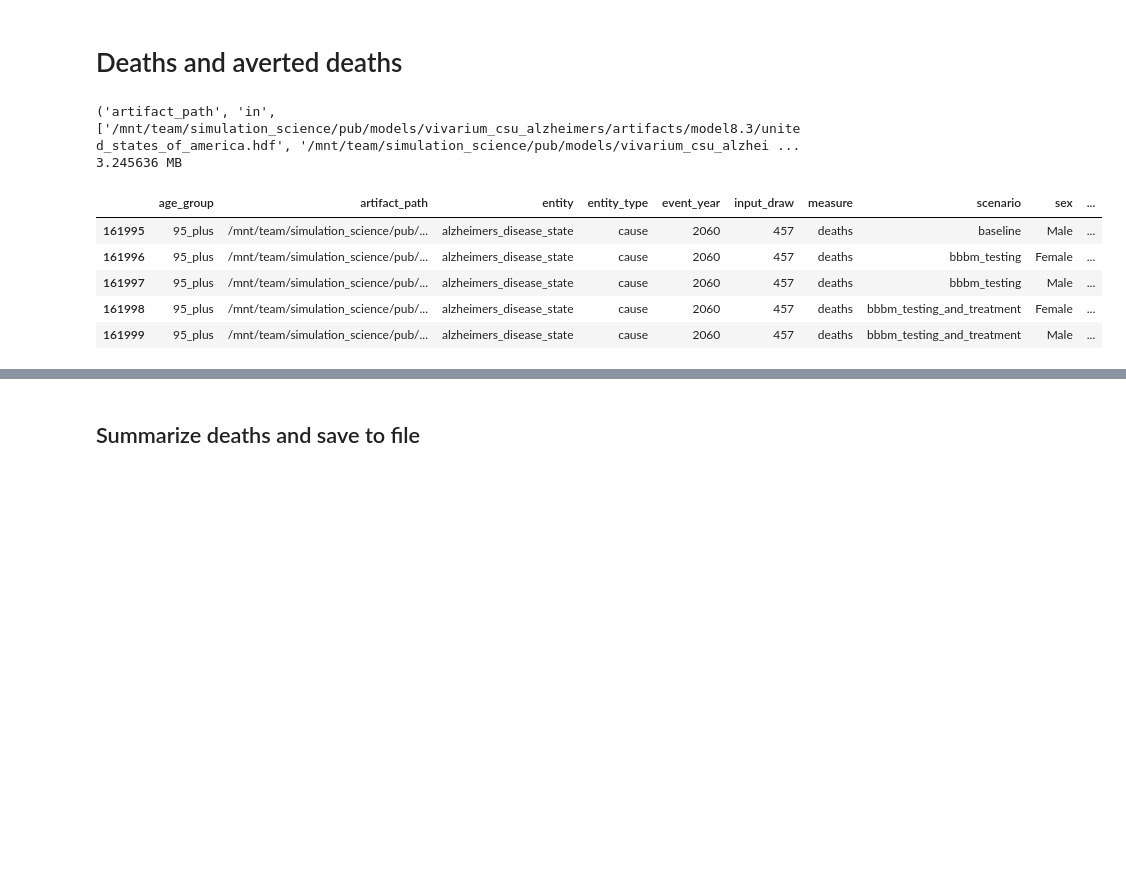
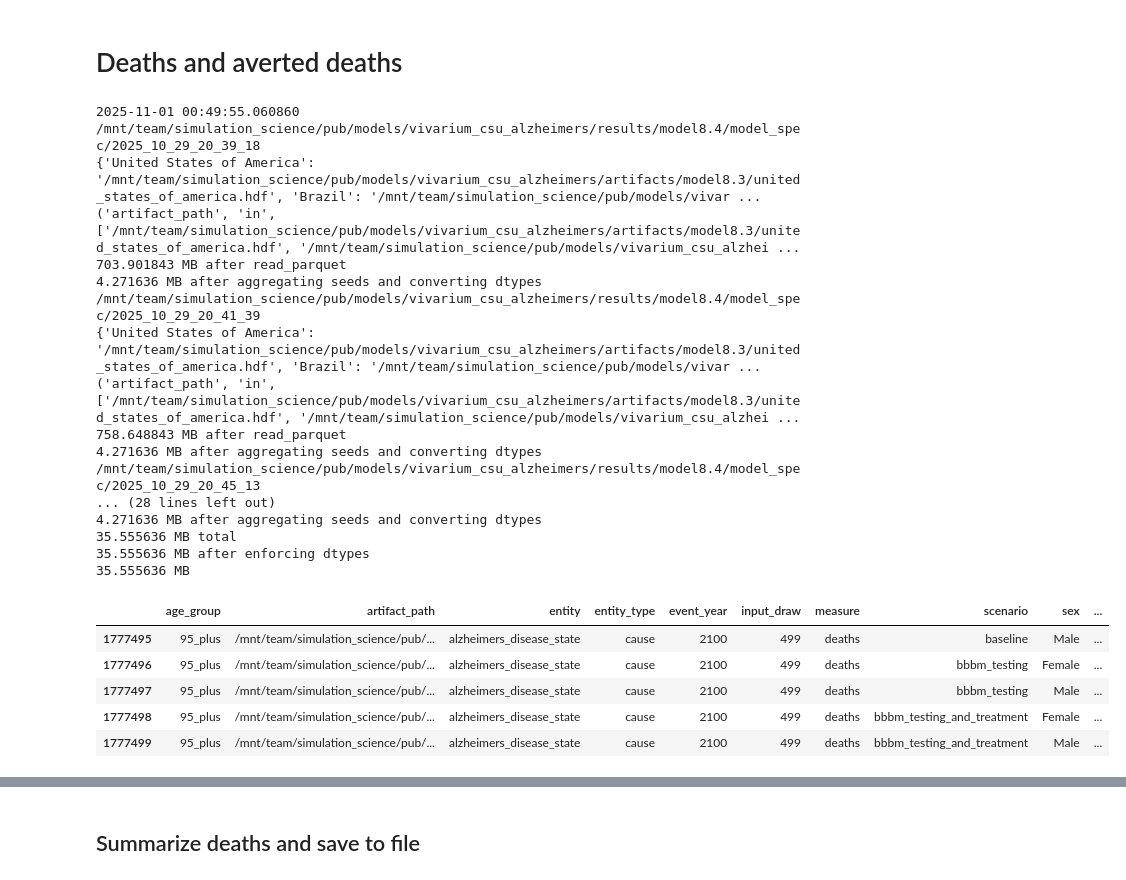
Before and after one commit to ihmeuw/vivarium_research_alzheimers, a Jupyter notebook: results_tables/2025_10_30_results_tables_ndbs.ipynb, the cells around one changed output, grey strips where cells are left out. Drawn from its saved outputs; the diff is of its cells as text; code cells hidden in the pictures; blank space fills up the shorter version.

Commit message:
compute deaths and DALYs with final data

```diff
--- a/results_tables/2025_10_30_results_tables_ndbs.ipynb
+++ b/results_tables/2025_10_30_results_tables_ndbs.ipynb
@@ -38,3 +64,15 @@ ndbs
+# %%
+# Each batch run contains all locations, 100 random seeds, and 3 or 4 draws
+batch_run_dirs = [
+    '/mnt/team/simulation_science/pub/models/vivarium_csu_alzheimers/results/model8.4/model_spec/2025_10_29_20_39_18',
+    '/mnt/team/simulation_science/pub/models/vivarium_csu_alzheimers/results/model8.4/model_spec/2025_10_29_20_41_39',
+    '/mnt/team/simulation_science/pub/models/vivarium_csu_alzheimers/results/model8.4/model_spec/2025_10_29_20_45_13', # 4 draws
+    '/mnt/team/simulation_science/pub/models/vivarium_csu_alzheimers/results/model8.4/model_spec/2025_10_30_14_03_51',
+    '/mnt/team/simulation_science/pub/models/vivarium_csu_alzheimers/results/model8.4/model_spec/2025_10_30_16_32_03',
+    '/mnt/team/simulation_science/pub/models/vivarium_csu_alzheimers/results/model8.4/model_spec/2025_10_30_17_25_38',
+    '/mnt/team/simulation_science/pub/models/vivarium_csu_alzheimers/results/model8.4/model_spec/2025_10_31_01_03_40',
+    '/mnt/team/simulation_science/pub/models/vivarium_csu_alzheimers/results/model8.4/model_spec/2025_10_31_01_09_31',
+]
 # %%
 # Project directory
 %cd /mnt/team/simulation_science/pub/models/vivarium_csu_alzheimers/
@@ -454,0 +484,6 @@ def current_time():
+# %%
+# Test grouping locations into n groups
+# This seems to work for any n and splits as evenly as possible
+n = 4
+for i in range(n):
+    print(locations[i::n])
@@ -780,21 +871,46 @@ def summarize_and_beautify(
 # %% [markdown]
 # Deaths and averted deaths
 # %%
+current_time()
 # deaths.entity.unique(): ['alzheimers_disease_state', 'other_causes']
 # Filter out other causes when loading since we don't need it
 deaths_filter = [('entity', '=', 'alzheimers_disease_state')]
-deaths = load_sim_output('deaths', filters=deaths_filter)
+# deaths = load_sim_output('deaths', filters=deaths_filter)
+
+# Stats for reading deaths.parquet:
+# 51 seconds to load with 1 location group, 36 MB after concatenation,
+# max 939 MB before aggregating seeds
+# 60 seconds to load with 3 location groups, 154 MB after concatenation,
+# max 306 MB before aggregating seeds
+deaths = load_measure_from_batch_runs(
+    'deaths', batch_run_dirs, locations, n_location_groups=1, filters=deaths_filter
+)
 print_memory_usage(deaths)
 deaths.tail()
 # %% [output]
+2025-11-01 00:49:55.060860
+/mnt/team/simulation_science/pub/models/vivarium_csu_alzheimers/results/model8.4/model_spec/2025_10_29_20_39_18
+{'United States of America': '/mnt/team/simulation_science/pub/models/vivarium_csu_alzheimers/artifacts/model8.3/united_states_of_america.hdf', 'Brazil': '/mnt/team/simulation_science/pub/models/vivar ...
 ('artifact_path', 'in', ['/mnt/team/simulation_science/pub/models/vivarium_csu_alzheimers/artifacts/model8.3/united_states_of_america.hdf', '/mnt/team/simulation_science/pub/models/vivarium_csu_alzhei ...
-3.245636 MB
+703.901843 MB after read_parquet
+4.271636 MB after aggregating seeds and converting dtypes
+/mnt/team/simulation_science/pub/models/vivarium_csu_alzheimers/results/model8.4/model_spec/2025_10_29_20_41_39
+{'United States of America': '/mnt/team/simulation_science/pub/models/vivarium_csu_alzheimers/artifacts/model8.3/united_states_of_america.hdf', 'Brazil': '/mnt/team/simulation_science/pub/models/vivar ...
+('artifact_path', 'in', ['/mnt/team/simulation_science/pub/models/vivarium_csu_alzheimers/artifacts/model8.3/united_states_of_america.hdf', '/mnt/team/simulation_science/pub/models/vivarium_csu_alzhei ...
+758.648843 MB after read_parquet
+4.271636 MB after aggregating seeds and converting dtypes
+/mnt/team/simulation_science/pub/models/vivarium_csu_alzheimers/results/model8.4/model_spec/2025_10_29_20_45_13
+... (28 lines left out)
+4.271636 MB after aggregating seeds and converting dtypes
+35.555636 MB total
+35.555636 MB after enforcing dtypes
+35.555636 MB
 |  | age_group | artifact_path | entity | entity_type | event_year | input_draw | measure | scenario | sex | ... |
-| 161995 | 95_plus | /mnt/team/simulation_science/pub/... | alzheimers_disease_state | cause | 2060 | 457 | deaths | baseline | Male | ... |
-| 161996 | 95_plus | /mnt/team/simulation_science/pub/... | alzheimers_disease_state | cause | 2060 | 457 | deaths | bbbm_testing | Female | ... |
-| 161997 | 95_plus | /mnt/team/simulation_science/pub/... | alzheimers_disease_state | cause | 2060 | 457 | deaths | bbbm_testing | Male | ... |
-| 161998 | 95_plus | /mnt/team/simulation_science/pub/... | alzheimers_disease_state | cause | 2060 | 457 | deaths | bbbm_testing_and_treatment | Female | ... |
-| 161999 | 95_plus | /mnt/team/simulation_science/pub/... | alzheimers_disease_state | cause | 2060 | 457 | deaths | bbbm_testing_and_treatment | Male | ... |
+| 1777495 | 95_plus | /mnt/team/simulation_science/pub/... | alzheimers_disease_state | cause | 2100 | 499 | deaths | baseline | Male | ... |
+| 1777496 | 95_plus | /mnt/team/simulation_science/pub/... | alzheimers_disease_state | cause | 2100 | 499 | deaths | bbbm_testing | Female | ... |
+| 1777497 | 95_plus | /mnt/team/simulation_science/pub/... | alzheimers_disease_state | cause | 2100 | 499 | deaths | bbbm_testing | Male | ... |
+| 1777498 | 95_plus | /mnt/team/simulation_science/pub/... | alzheimers_disease_state | cause | 2100 | 499 | deaths | bbbm_testing_and_treatment | Female | ... |
+| 1777499 | 95_plus | /mnt/team/simulation_science/pub/... | alzheimers_disease_state | cause | 2100 | 499 | deaths | bbbm_testing_and_treatment | Male | ... |
 # %%
 def process_deaths(deaths, ops=ops):
     """Preprocess the deaths dataframe and compute averted deaths."""
```
Also changed, not shown: parts of 38 cells of this notebook.
